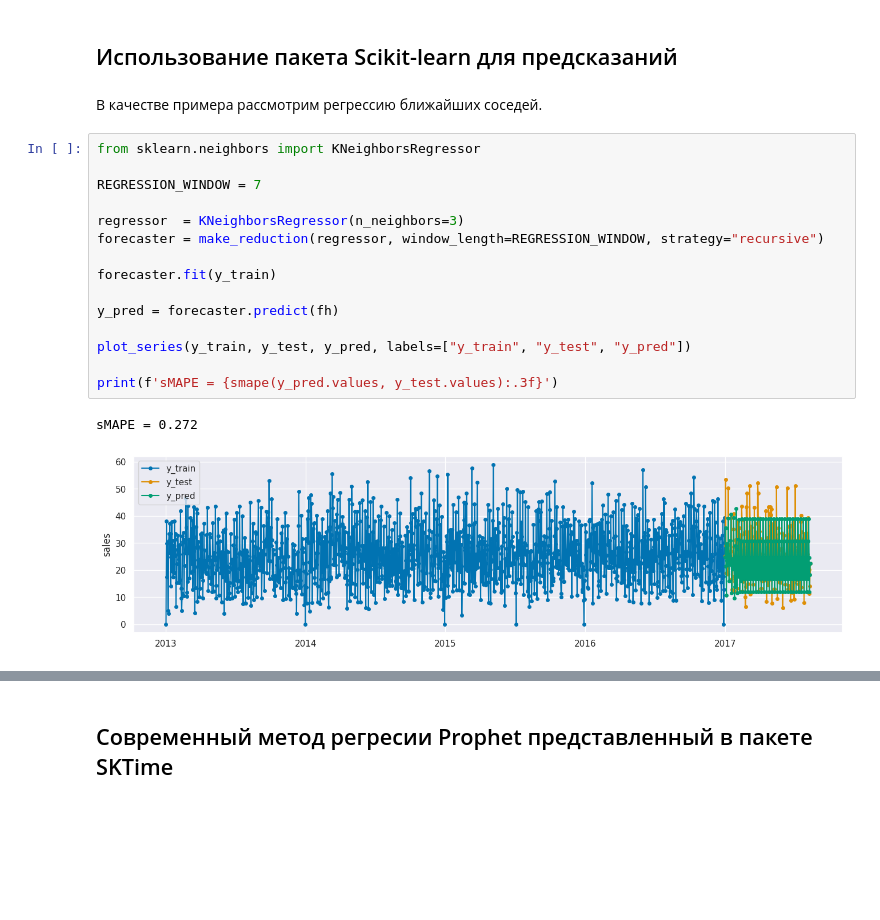
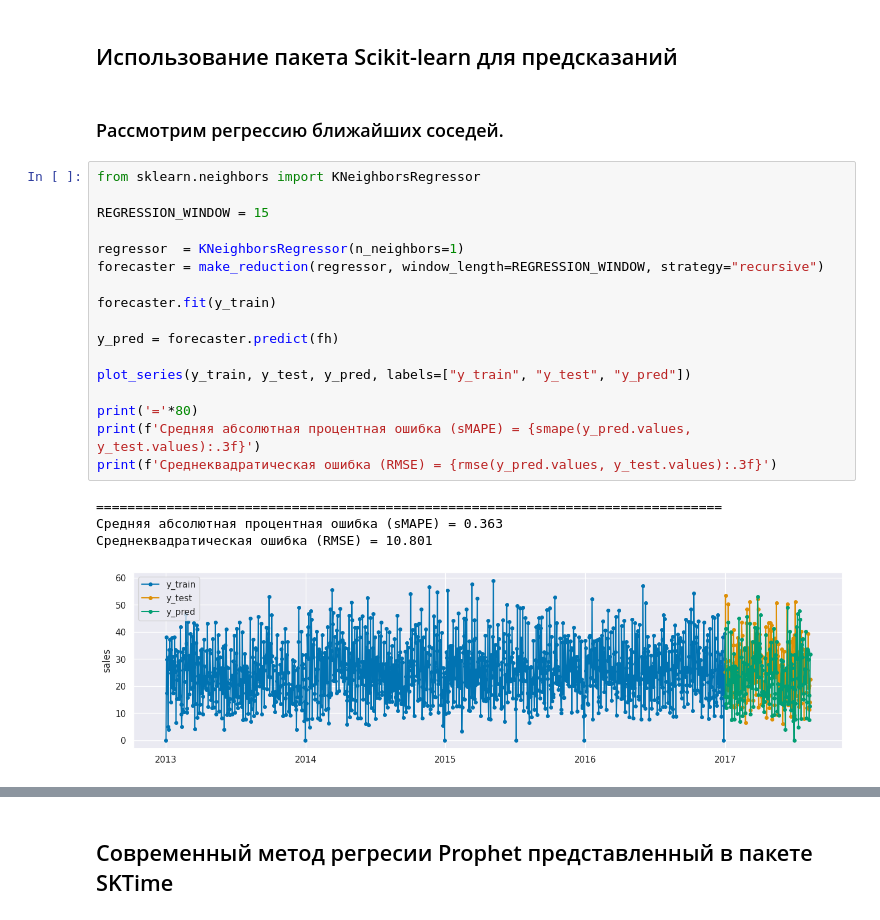
Before and after one commit to lastinm/ml_hw_notebooks, a Jupyter notebook: УрФУ_МОМО_Временные_ряды_Домашнее_задание_№2.ipynb, the cells around one changed output, grey strips where cells are left out. Drawn from its saved outputs; the diff is of its cells as text; blank space fills up the shorter version.

```diff
--- a/УрФУ_МОМО_Временные_ряды_Домашнее_задание_№2.ipynb
+++ b/УрФУ_МОМО_Временные_ряды_Домашнее_задание_№2.ipynb
@@ -629,22 +647,26 @@ RMSE: 12.942
 # %% [markdown]
 ## Использование пакета Scikit-learn для предсказаний
 # %% [markdown]
-В качестве примера рассмотрим регрессию ближайших соседей.
+### Рассмотрим регрессию ближайших соседей.
 # %%
 from sklearn.neighbors import KNeighborsRegressor
 
-REGRESSION_WINDOW = 7
+REGRESSION_WINDOW = 15
 
-regressor  = KNeighborsRegressor(n_neighbors=3)
+regressor  = KNeighborsRegressor(n_neighbors=1)
 forecaster = make_reduction(regressor, window_length=REGRESSION_WINDOW, strategy="recursive")
 
 forecaster.fit(y_train)
 
 y_pred = forecaster.predict(fh)
 
 plot_series(y_train, y_test, y_pred, labels=["y_train", "y_test", "y_pred"])
 
-print(f'sMAPE = {smape(y_pred.values, y_test.values):.3f}')
+print('='*80)
+print(f'Средняя абсолютная процентная ошибка (sMAPE) = {smape(y_pred.values, y_test.values):.3f}')
+print(f'Среднеквадратическая ошибка (RMSE) = {rmse(y_pred.values, y_test.values):.3f}')
 # %% [output]
-sMAPE = 0.272
+================================================================================
+Средняя абсолютная процентная ошибка (sMAPE) = 0.363
+Среднеквадратическая ошибка (RMSE) = 10.801
-[figure, old version]
+[figure, new version]
```
Also changed, not shown: parts of 111 cells of this notebook.
